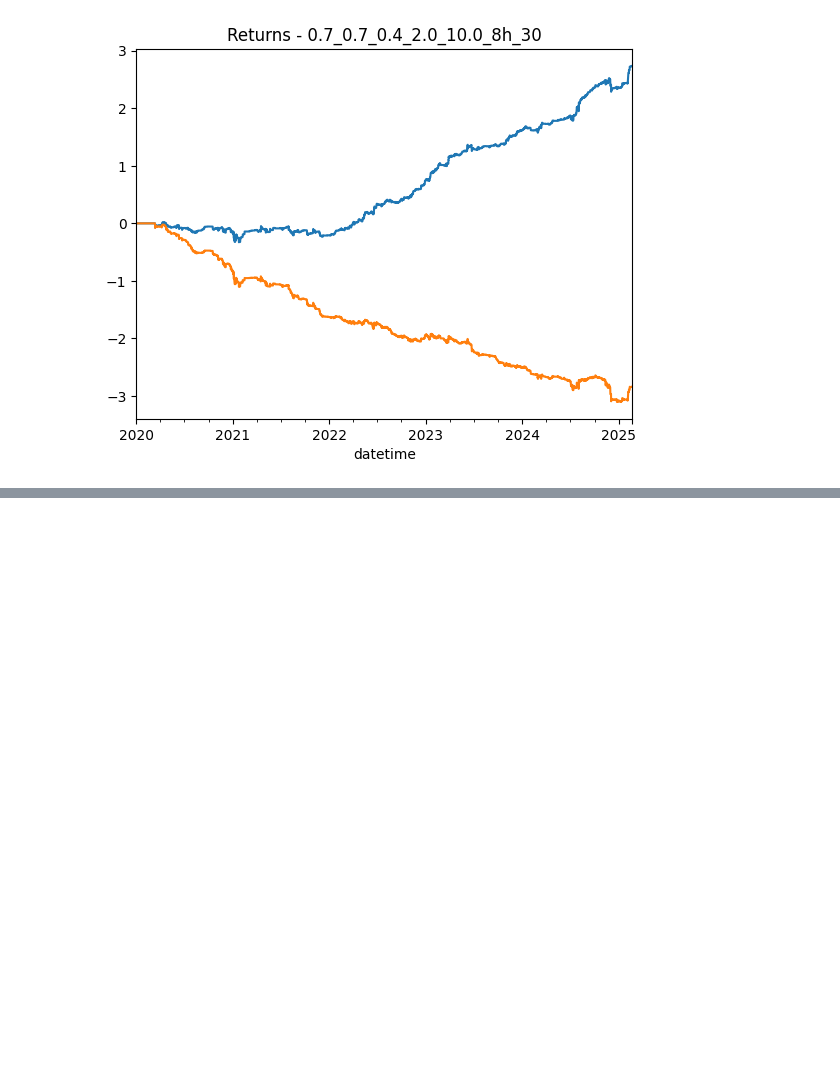
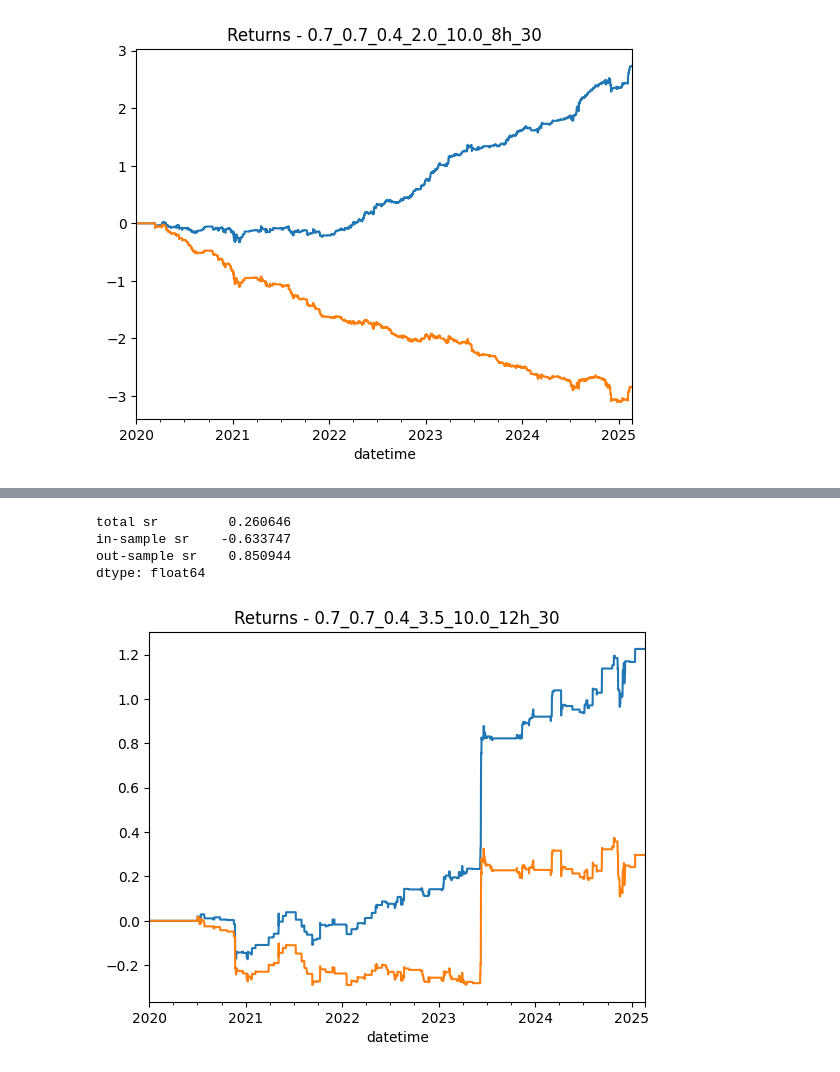
Before and after one commit to wbchristerson/jn-learning, a Jupyter notebook: strategy_09_final_triples_trading_02.ipynb, the cells around one changed output, grey strips where cells are left out. Saved outputs shown, nothing was run; the diff lists cells and outputs as text; code cells hidden in the pictures; blank space fills up the shorter version.

```diff
--- a/strategy_09_final_triples_trading_02.ipynb
+++ b/strategy_09_final_triples_trading_02.ipynb
@@ -200,0 +211,2 @@ px_close_8h
+# %%
+px_data_12h = get_price_data_for_universe(data_freq, start_datetime, end_datetime)
@@ -832,0 +1058,47 @@ holdings_df_from_price = get_holdings_df(
+# %%
+price_close_returns = px_close_12h / px_close_12h.shift() - 1
+
+secondary_coin_min_corr = 0.7
+tertiary_coin_max_corr = 0.7
+rejection_max_corr = 0.4
+
+z_score_min_threshold = 3.5
+z_score_max_threshold = 10.0
+
+min_data_points_to_transact = 5 * 6
+
+frequency = '12h'
+
+holdings_df_from_price = get_holdings_df(
+    price_close_returns,
+    look_back_min_periods,
+    look_back_window_size,
+    secondary_coin_min_corr,
+    tertiary_coin_max_corr,
+    rejection_max_corr,
+    min_data_points_to_transact,
+    z_score_min_threshold,
+    z_score_max_threshold
+)
+# %%
+outcome_file = "./iteration_2_return_based_regression_net_results.csv"
+
+outcome_df = pd.read_csv(outcome_file, index_col=0)
+
+net_returns_ser = get_net_return(holdings_df_from_price, price_close_returns)
+sharpe_ratio_ser = get_sharpe_ratio_data(net_returns_ser)
+
+new_column = f"{secondary_coin_min_corr}_{tertiary_coin_max_corr}_{rejection_max_corr}_{z_score_min_threshold}_{z_score_max_threshold}_{frequency}_{min_data_points_to_transact}"
+outcome_df[new_column] = net_returns_ser
+
+outcome_df.to_csv(outcome_file)
+
+(holdings_df_from_price * price_close_returns).sum(axis=1).cumsum().plot(title=f"Returns - {new_column}")
+net_returns_ser.cumsum().plot(title=f"Returns - {new_column}")
+sharpe_ratio_ser
+# %% [output]
+total sr         0.260646
+in-sample sr    -0.633747
+out-sample sr    0.850944
+dtype: float64
+[figure, added]
```
Also changed, not shown: parts of 64 cells of this notebook, 1 other file.
